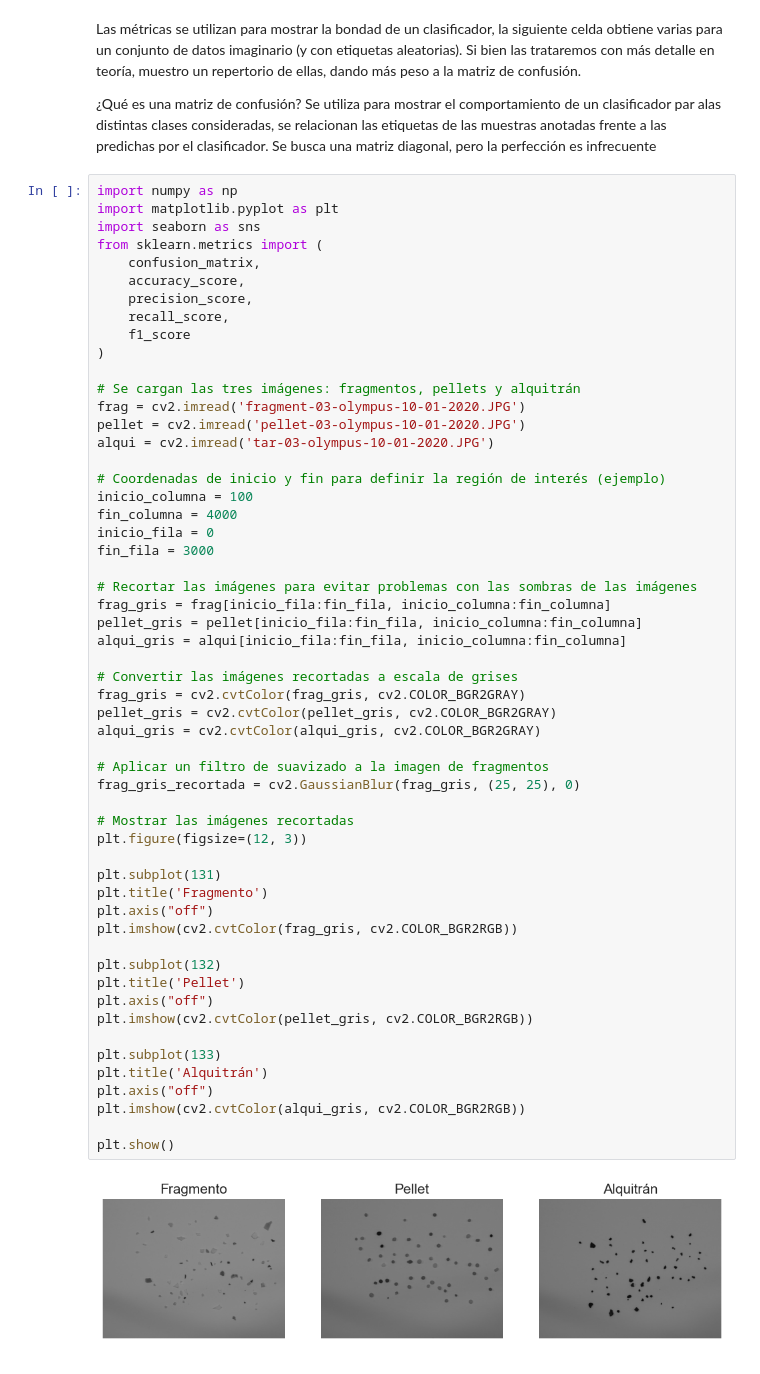
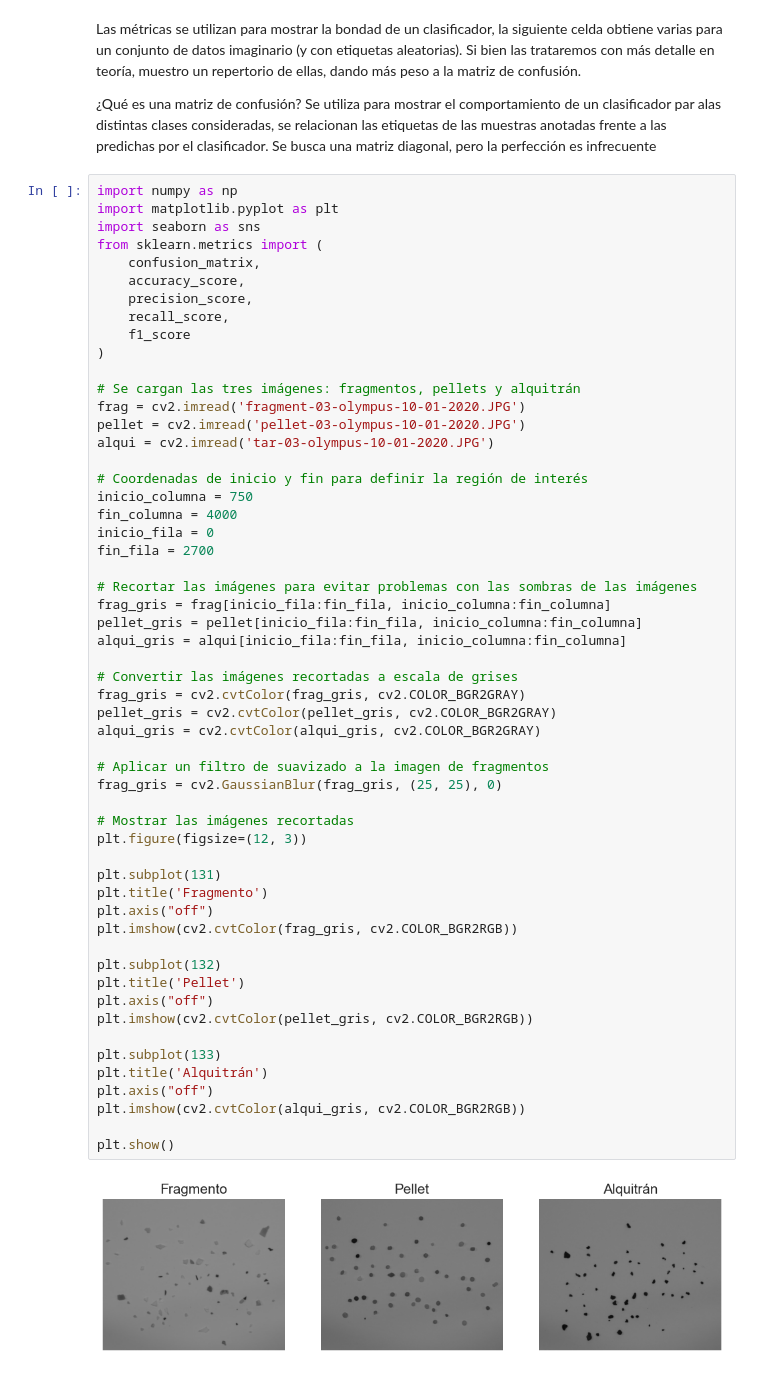
Before and after one commit to pablosanttanaa/VC, a Jupyter notebook: Práctica 3/P3/VC_P3.ipynb, the cells around one changed output. Cells and saved outputs as stored; diff of their text form.

```diff
--- a/Práctica 3/P3/VC_P3.ipynb
+++ b/Práctica 3/P3/VC_P3.ipynb
@@ -376,46 +378,46 @@ frag = cv2.imread('fragment-03-olympus-10-01-2020.JPG')
 pellet = cv2.imread('pellet-03-olympus-10-01-2020.JPG')
 alqui = cv2.imread('tar-03-olympus-10-01-2020.JPG')
 
-# Coordenadas de inicio y fin para definir la región de interés (ejemplo)
-inicio_columna = 100
+# Coordenadas de inicio y fin para definir la región de interés
+inicio_columna = 750
 fin_columna = 4000
 inicio_fila = 0
-fin_fila = 3000
+fin_fila = 2700
 
 # Recortar las imágenes para evitar problemas con las sombras de las imágenes
 frag_gris = frag[inicio_fila:fin_fila, inicio_columna:fin_columna]
 pellet_gris = pellet[inicio_fila:fin_fila, inicio_columna:fin_columna]
 alqui_gris = alqui[inicio_fila:fin_fila, inicio_columna:fin_columna]
 
 # Convertir las imágenes recortadas a escala de grises
 frag_gris = cv2.cvtColor(frag_gris, cv2.COLOR_BGR2GRAY)
 pellet_gris = cv2.cvtColor(pellet_gris, cv2.COLOR_BGR2GRAY)
 alqui_gris = cv2.cvtColor(alqui_gris, cv2.COLOR_BGR2GRAY)
 
 # Aplicar un filtro de suavizado a la imagen de fragmentos
-frag_gris_recortada = cv2.GaussianBlur(frag_gris, (25, 25), 0)
+frag_gris = cv2.GaussianBlur(frag_gris, (25, 25), 0)
 
 # Mostrar las imágenes recortadas
 plt.figure(figsize=(12, 3))
 
 plt.subplot(131)
 plt.title('Fragmento')
 plt.axis("off")
 plt.imshow(cv2.cvtColor(frag_gris, cv2.COLOR_BGR2RGB))
 
 plt.subplot(132)
 plt.title('Pellet')
 plt.axis("off")
 plt.imshow(cv2.cvtColor(pellet_gris, cv2.COLOR_BGR2RGB))
 
 plt.subplot(133)
 plt.title('Alquitrán')
 plt.axis("off")
 plt.imshow(cv2.cvtColor(alqui_gris, cv2.COLOR_BGR2RGB))
 
 plt.show()
 # %% [output]
-[figure, old version]
+[figure, new version]
 # %%
 # Umbralizado 'fragmentos' y 'pellet'
 # Se ha tenido que jugar con los valores de umbralizado ya que detectba las sombras del folio sobre el que están los fragmentos
```
Also changed, not shown: parts of 8 cells of this notebook.
